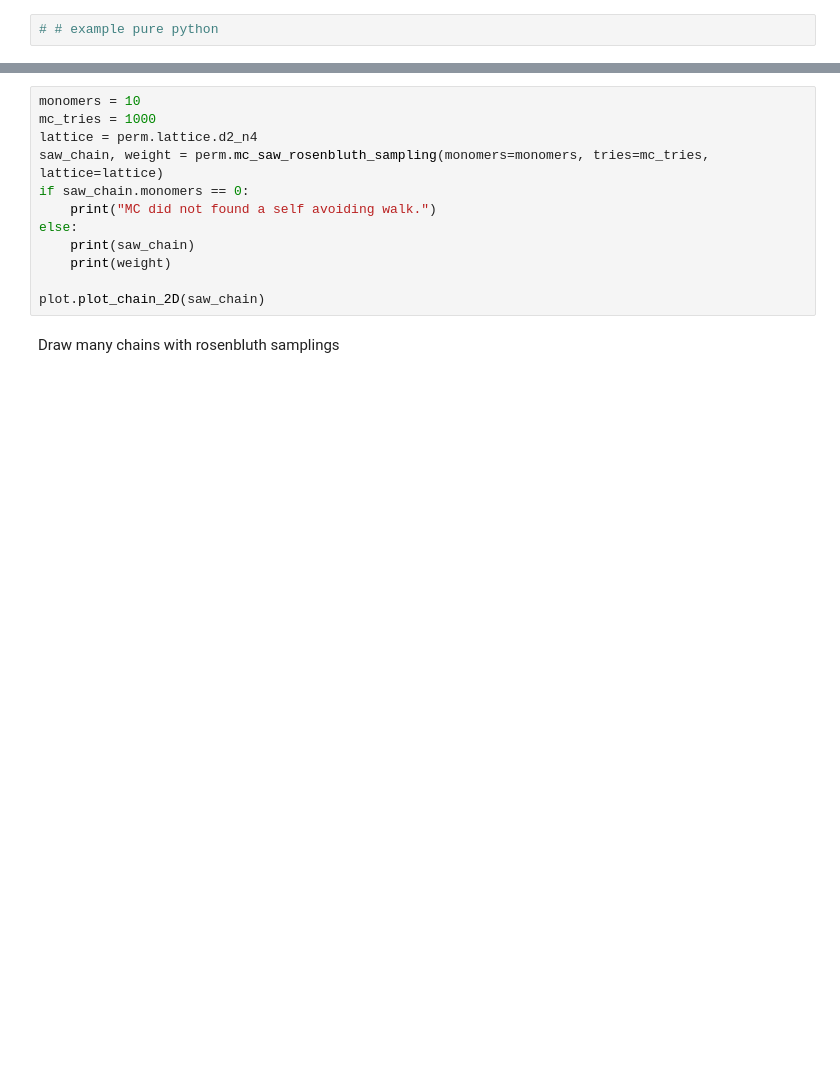
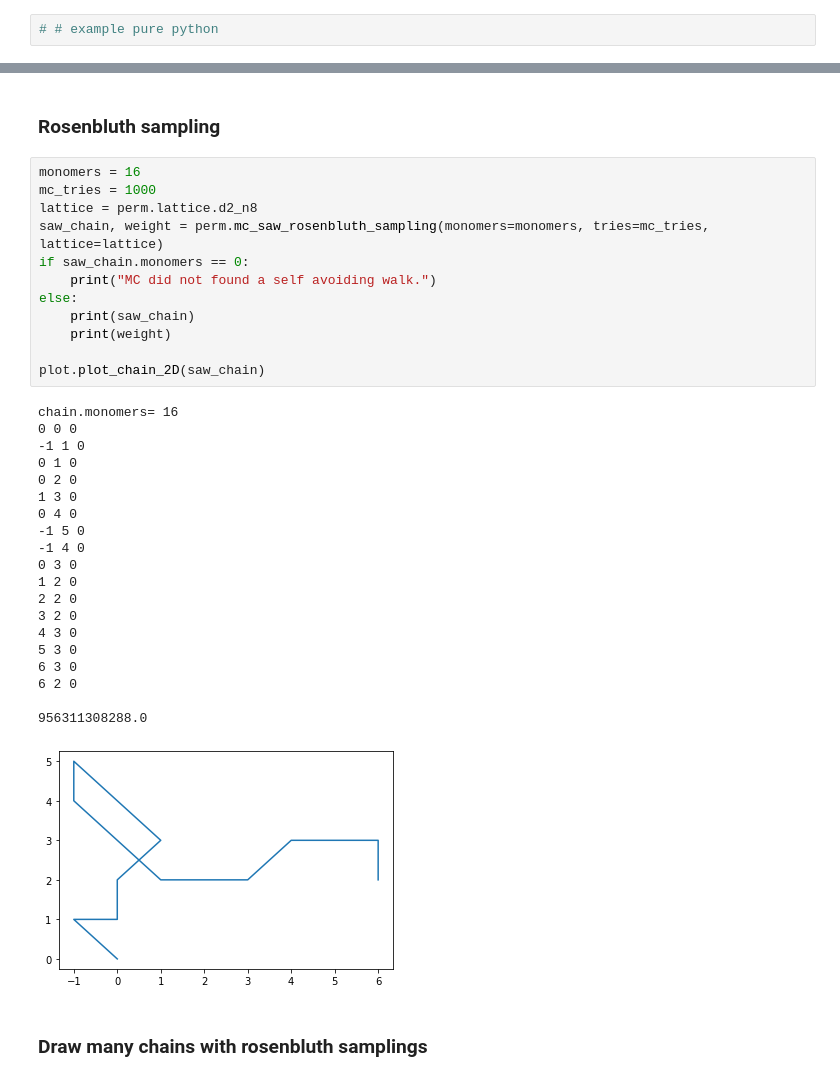
Before and after one commit to phcerdan/perm-montecarlo, a Jupyter notebook: scripts/notebooks/plot_chain.ipynb, the cells around one changed output, grey strips where cells are left out. Drawn from its saved outputs; the diff is of its cells as text; blank space fills up the shorter version.

```diff
--- a/scripts/notebooks/plot_chain.ipynb
+++ b/scripts/notebooks/plot_chain.ipynb
@@ -213,15 +249,38 @@ Rosenbluth sampling
+# %% [markdown]
+### Rosenbluth sampling
 # %%
-monomers = 10
+monomers = 16
 mc_tries = 1000
-lattice = perm.lattice.d2_n4
+lattice = perm.lattice.d2_n8
 saw_chain, weight = perm.mc_saw_rosenbluth_sampling(monomers=monomers, tries=mc_tries, lattice=lattice)
 if saw_chain.monomers == 0:
     print("MC did not found a self avoiding walk.")
 else:
     print(saw_chain)
     print(weight)
 
 plot.plot_chain_2D(saw_chain)
+# %% [output]
+chain.monomers= 16
+0 0 0
+-1 1 0
+0 1 0
+0 2 0
+1 3 0
+0 4 0
+-1 5 0
+-1 4 0
+0 3 0
+1 2 0
+2 2 0
+3 2 0
+4 3 0
+5 3 0
+6 3 0
+6 2 0
+
+956311308288.0
+[figure, added]
 # %% [markdown]
-Draw many chains with rosenbluth samplings
+### Draw many chains with rosenbluth samplings
 # %%
```
Also changed, not shown: parts of 12 cells of this notebook.
